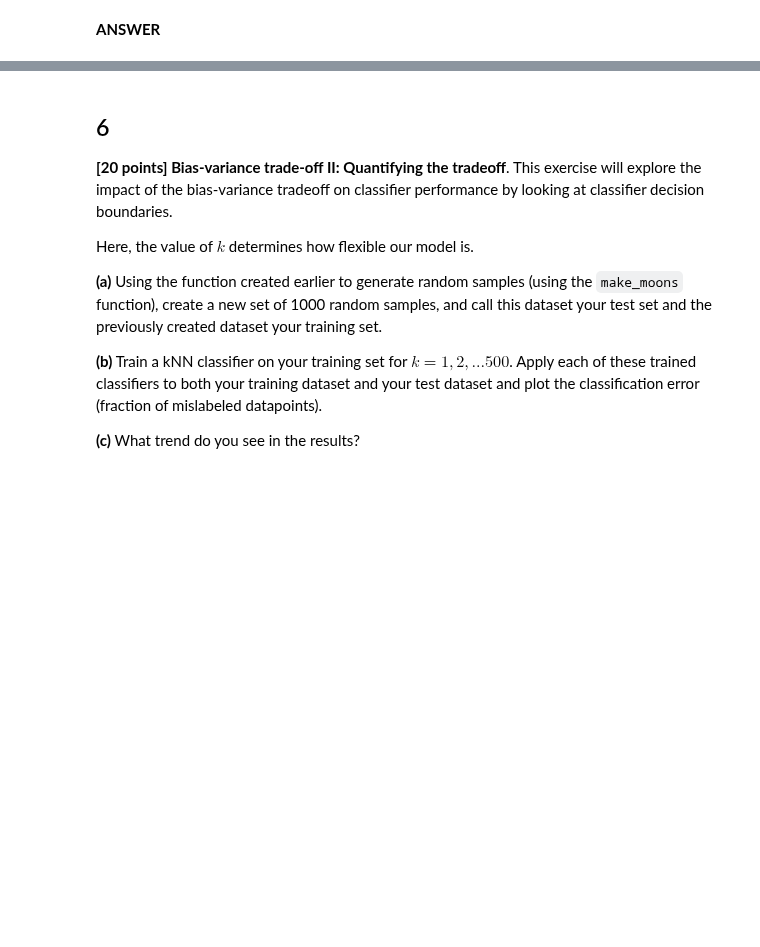
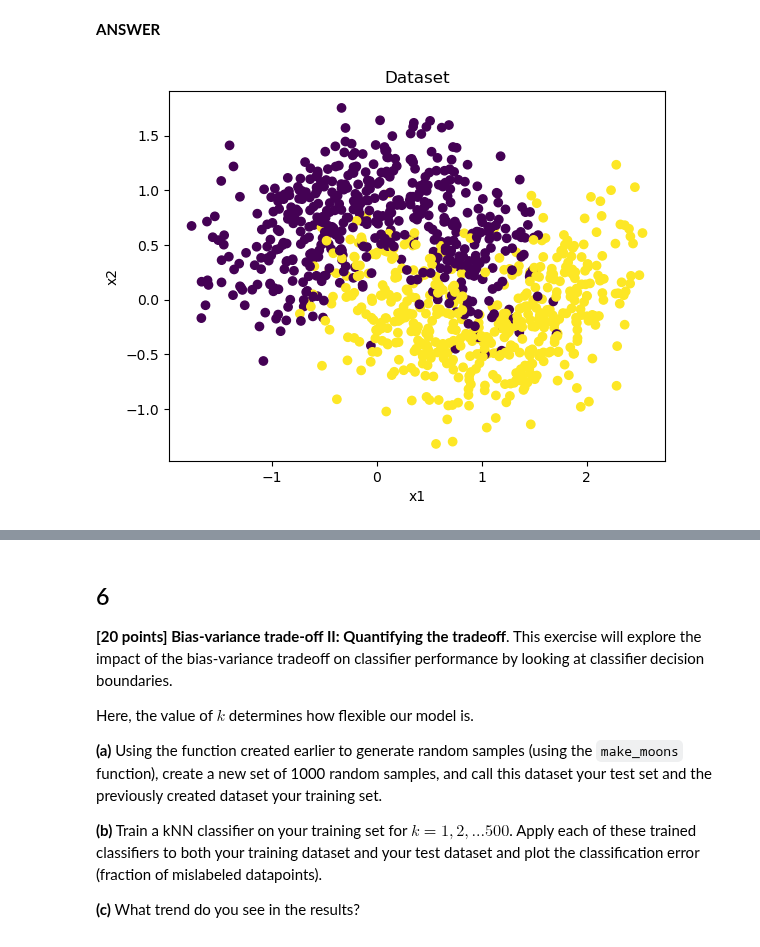
Before and after one commit to cake-dev/machine_learning_class, a Jupyter notebook: assignments/Assignment_2.ipynb, the cells around one changed output, grey strips where cells are left out. Drawn from its saved outputs; the diff is of its cells as text; code cells hidden in the pictures; blank space fills up the shorter version.

```diff
--- a/assignments/Assignment_2.ipynb
+++ b/assignments/Assignment_2.ipynb
@@ -260,3 +248,19 @@ time_scikit_knn(X_train, y_train, X_test, y_test, 5)
 **(f)** Explain the bias-variance tradeoff using the example of the plots you made in this exercise.
 # %% [markdown]
 **ANSWER**
+# %%
+# a)
+from sklearn.datasets import make_moons
+import matplotlib.pyplot as plt
+
+# dataset with 1000 samples, noise = 0.35
+X_train, y_train = make_moons(n_samples=1000, noise=0.35)
+# %%
+# b)
+plt.scatter(X_train[:,0], X_train[:,1], c=y_train)
+plt.title('Dataset')
+plt.xlabel('x1')
+plt.ylabel('x2')
+plt.show()
+# %% [output]
+[figure, added]
```
Also changed, not shown: parts of 11 cells of this notebook.
